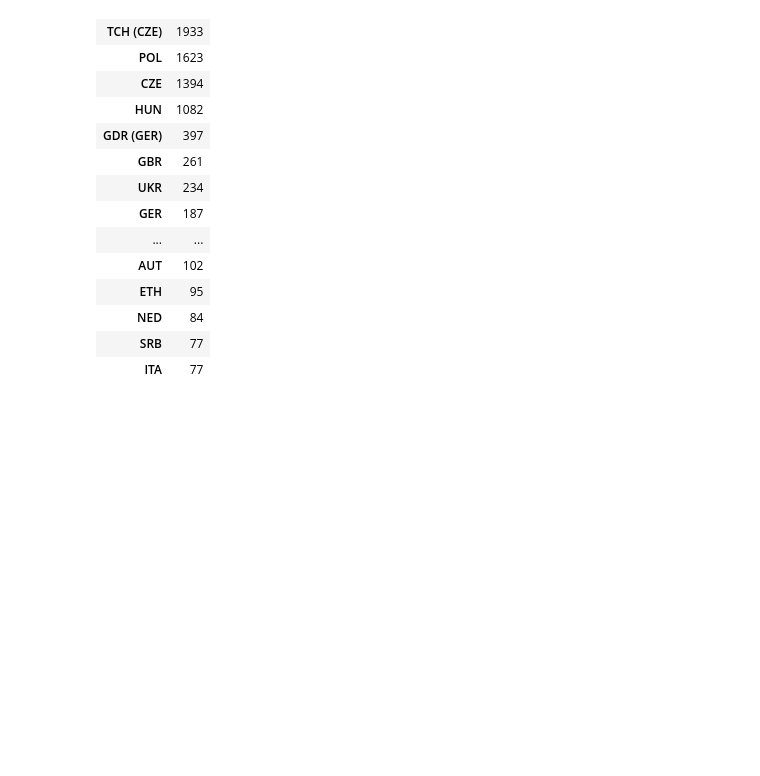
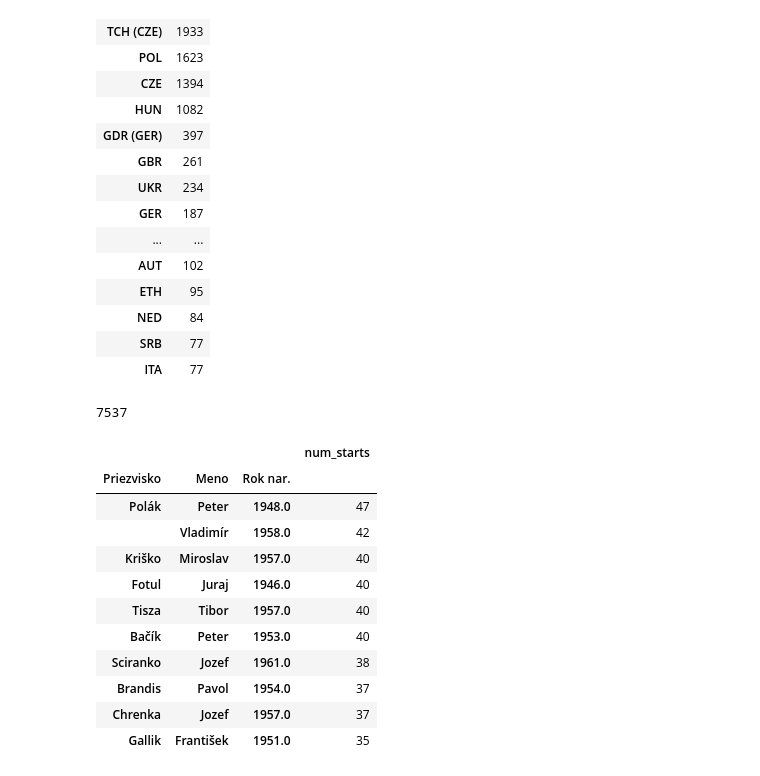
Before and after one commit to vlejd/marathon_stats, a Jupyter notebook: nb.ipynb, the cells around one changed output. Cells and saved outputs as stored; diff of their text form; code cells hidden in the pictures; blank space fills up the shorter version.

```diff
--- a/nb.ipynb
+++ b/nb.ipynb
@@ -74,3 +140,8 @@ states.head(20)
 | NED | 84 |
 | SRB | 77 |
 | ITA | 77 |
+# %%
+num_starts = dfs.groupby(["Priezvisko", "Meno", "Rok nar."]).size().to_frame("num_starts")
+len(num_starts.query("num_starts > 1"))
+# %% [output]
+7537
@@ -76,0 +150,15 @@ states.head(20)
+# %%
+num_starts.sort_values("num_starts", ascending=False).head(10)
+# %% [output]
+|  |  |  | num_starts |
+| Priezvisko | Meno | Rok nar. |  |
+| Polák | Peter | 1948.0 | 47 |
+|  | Vladimír | 1958.0 | 42 |
+| Kriško | Miroslav | 1957.0 | 40 |
+| Fotul | Juraj | 1946.0 | 40 |
+| Tisza | Tibor | 1957.0 | 40 |
+| Bačík | Peter | 1953.0 | 40 |
+| Sciranko | Jozef | 1961.0 | 38 |
+| Brandis | Pavol | 1954.0 | 37 |
+| Chrenka | Jozef | 1957.0 | 37 |
+| Gallik | František | 1951.0 | 35 |
```
Also changed, not shown: parts of 10 cells of this notebook, 2 other files.
